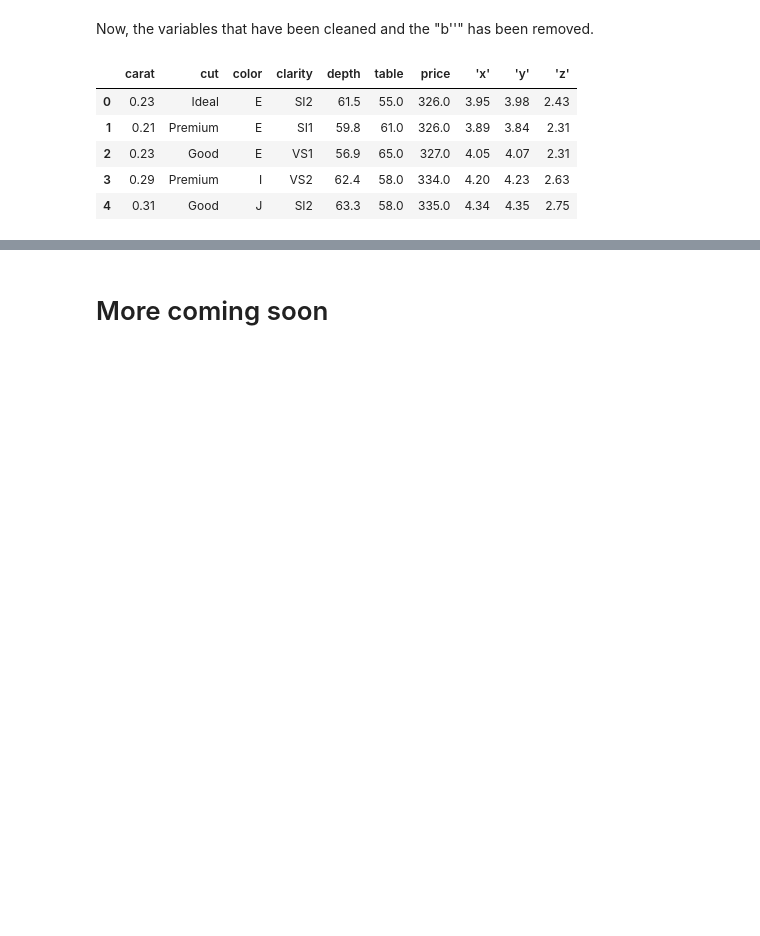
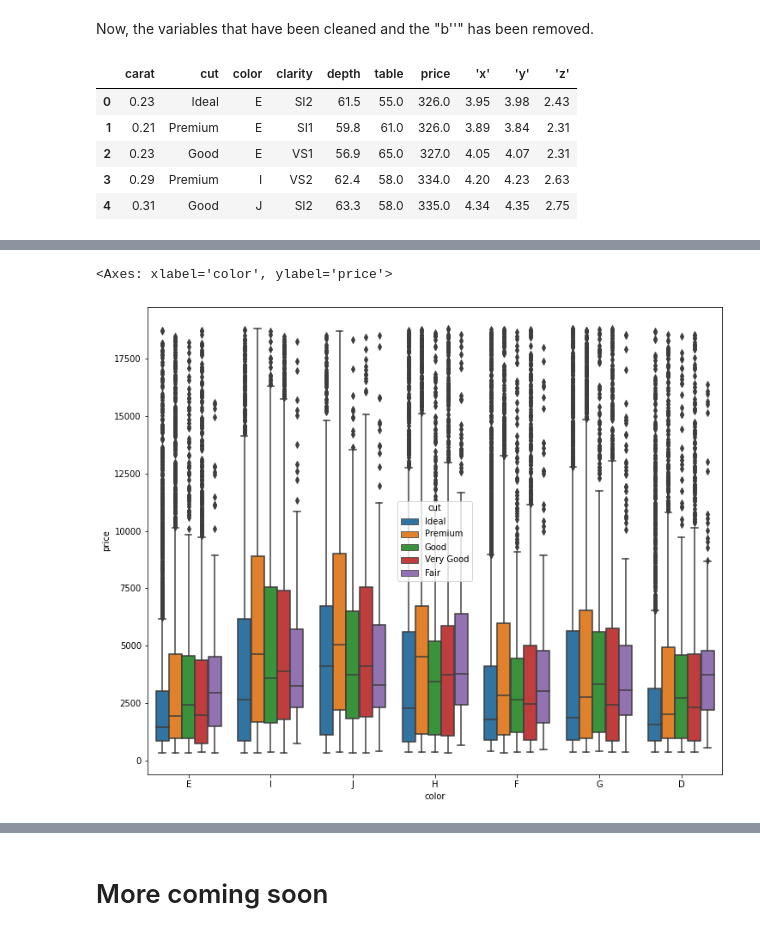
Before and after one commit to LACLanthony/diamonds, a Jupyter notebook: diamonds.ipynb, the cells around one changed output, grey strips where cells are left out. Saved outputs shown, nothing was run; the diff lists cells and outputs as text; code cells hidden in the pictures; blank space fills up the shorter version.

```diff
--- a/diamonds.ipynb
+++ b/diamonds.ipynb
@@ -98,0 +135,7 @@ As seen there is a disproportionate number of rings that are valued below $2,000
+# %%
+fig, ax = plt.subplots()
+fig.set_size_inches(12, 10)
+sns.boxplot(data=df, x='color', y='price', hue='cut')
+# %% [output]
+<Axes: xlabel='color', ylabel='price'>
+[figure, added]
```
Also changed, not shown: parts of 21 cells of this notebook.
